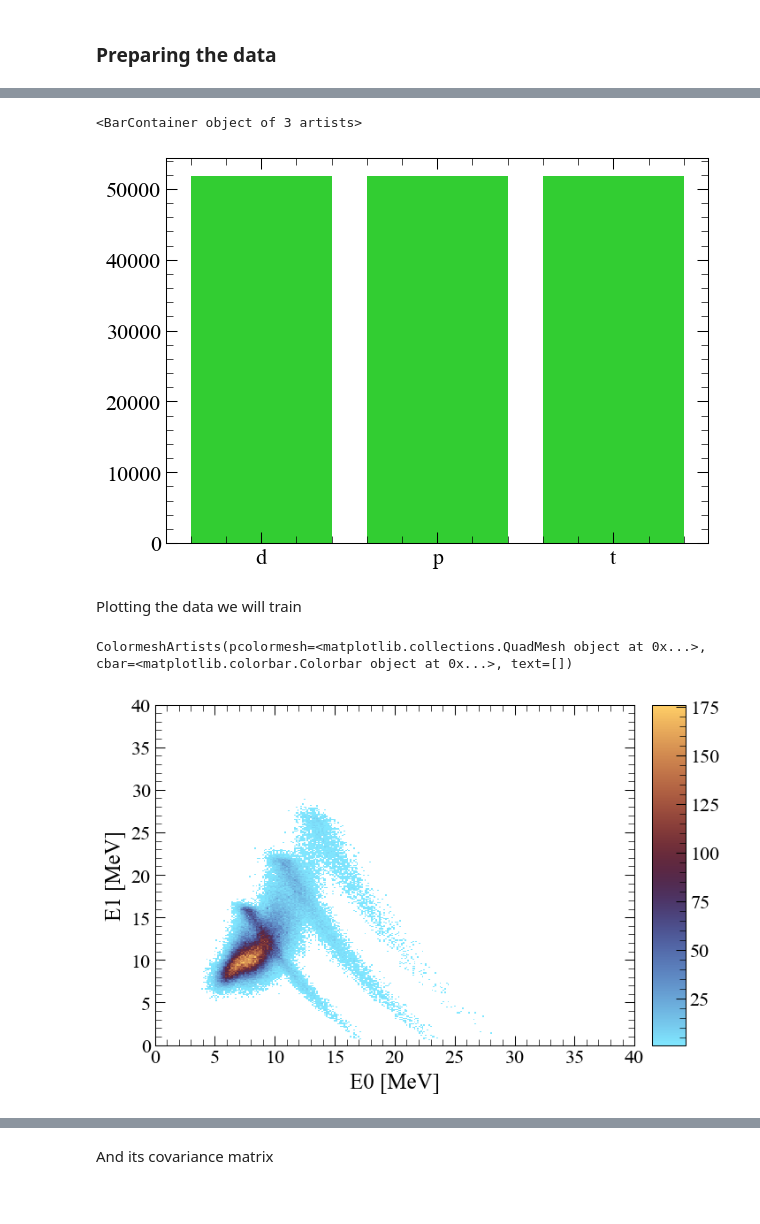
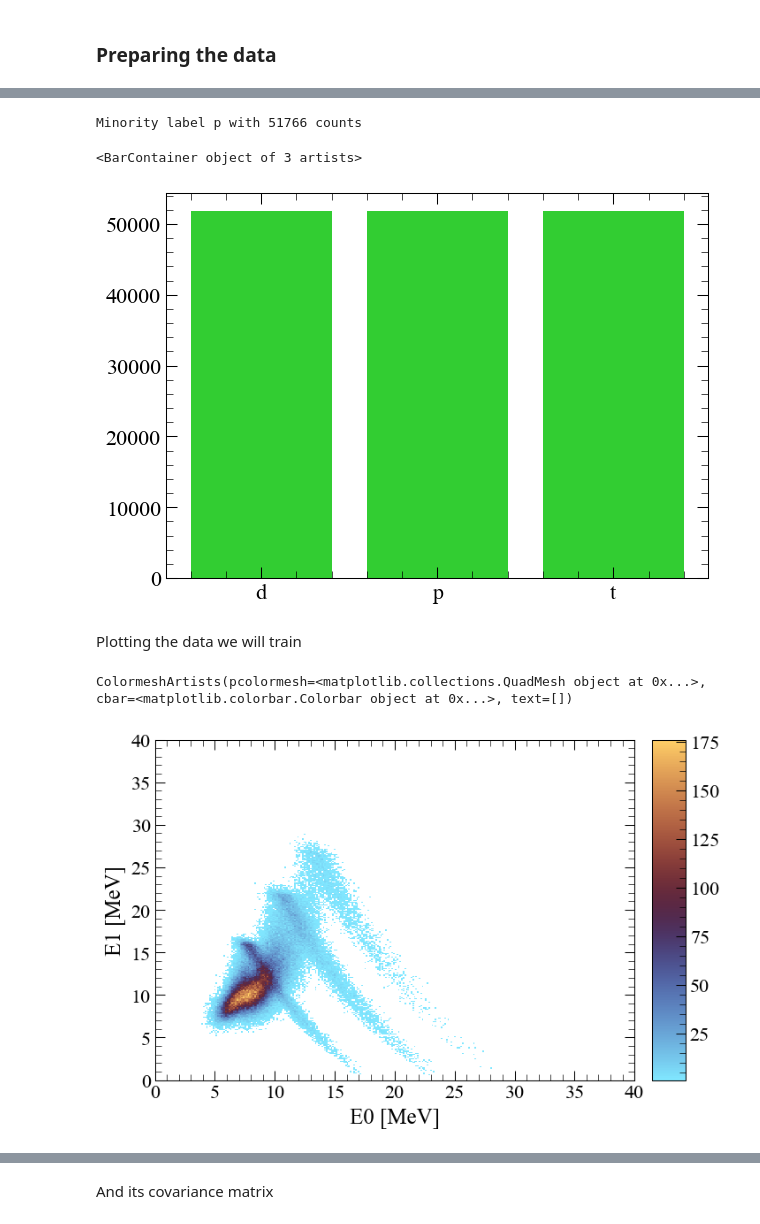
Before and after one commit to loopset/e796-analysis, a Jupyter notebook: Simulation/ML/train.ipynb, the cells around one changed output, grey strips where cells are left out. Cells and saved outputs as stored; diff of their text form; code cells hidden in the pictures.

```diff
--- a/Simulation/ML/train.ipynb
+++ b/Simulation/ML/train.ipynb
@@ -60,7 +56,5 @@ dfs.head()
 # %%
-labels, counts = np.unique(data["label"], return_counts=True)
-labels = ak.ravel(labels)
-counts = ak.ravel(counts)
-plt.bar(labels, counts, color="skyblue")
+counts = df["label"].value_counts()
+plt.bar(counts.index, counts.values, color="skyblue")
 # %% [output]
 <BarContainer object of 3 artists>
@@ -68,38 +62,36 @@ plt.bar(labels, counts, color="skyblue")
 # %%
-# Downsample so we have same counts for all clasess
-minority_counts = counts[np.argmin(counts)]
-minority_label = labels[np.argmin(counts)]
+# Downsample so we have same counts for all clases... lowest counts are for protons
+minority_counts = counts.min()
+minority_label = counts.idxmin()
+print(f"Minority label {minority_label} with {minority_counts} counts")
 
-data_downsampled = data[data.label == minority_label]
-for label in labels:
-    if label == minority_label:
+df_downsampled = df[df["label"] == minority_label]
+for part in parts:
+    if part == minority_label:
         continue
-    mask = (data.label == label)
-    idxs = ak.where(mask)[0]
-    sampled = np.random.choice(idxs, minority_counts, replace=False) # do not allow sample with replacement
-    data_downsampled = ak.concatenate([data_downsampled, data[sampled]])
+    sampled = df[df["label"] == part].sample(n=minority_counts, replace=False, random_state=42)
+    df_downsampled = pd.concat([df_downsampled, sampled])
 
-# And randomly shuffle entries so they are uniformly distributed
-permutations = np.random.permutation(len(data_downsampled))
-data_downsampled = data_downsampled[permutations]
+# Shuffle entries
+df_downsampled = df_downsampled.sample(frac=1, random_state=42).reset_index(drop=True)
 
-# Use shorter name
-dfs = data_downsampled
+# Rename it
+data = df_downsampled
 
-ok_labels, ok_counts = np.unique(dfs.label, return_counts=True)
-ok_labels = ak.ravel(ok_labels)
-ok_counts = ak.ravel(ok_counts)
-plt.bar(ok_labels, ok_counts, color="limegreen")
+# Check downsampled has worked
+ok_counts = data["label"].value_counts()
+plt.bar(ok_counts.index, ok_counts.values, color="limegreen")
 # %% [output]
-<BarContainer object of 3 artists>
+Minority label p with 51766 counts
+<BarContainer object of 3 artists>
 [figure]
 # %% [markdown]
 Plotting the data we will train
 # %%
 hdE01 = hist.Hist.new.Regular(300, 0, 40, label="E0 [MeV]").Regular(300, 0, 40, label="E1 [MeV]").Double()
-hdE01.fill(dfs["dE0"], dfs["dE1"])
+hdE01.fill(data["dE0"], data["dE1"])
 
 hdE01.plot(cmin=1, cmap="managua_r")
 # %% [output]
 ColormeshArtists(pcolormesh=<matplotlib.collections.QuadMesh object at 0x...>, cbar=<matplotlib.colorbar.Colorbar object at 0x...>, text=[])
-[figure, old version]
+[figure, new version]
```
Also changed, not shown: parts of 21 cells of this notebook, 2 other files.
